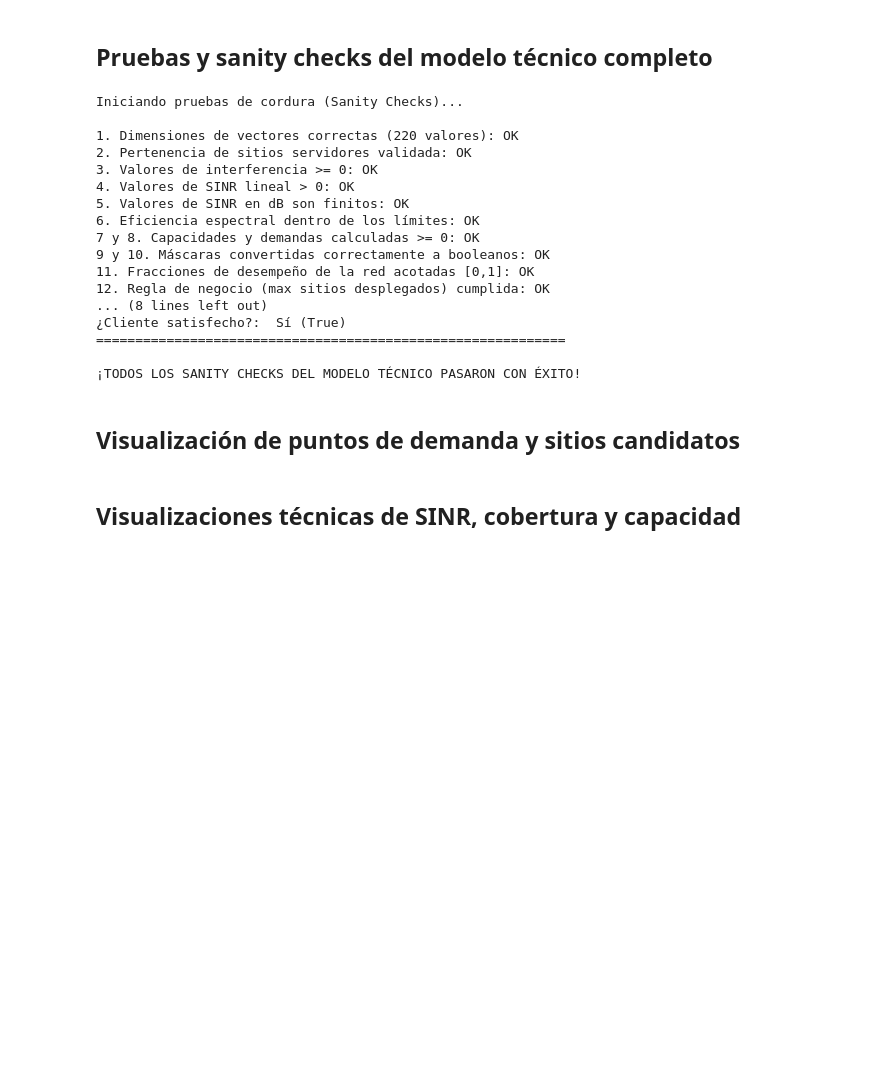
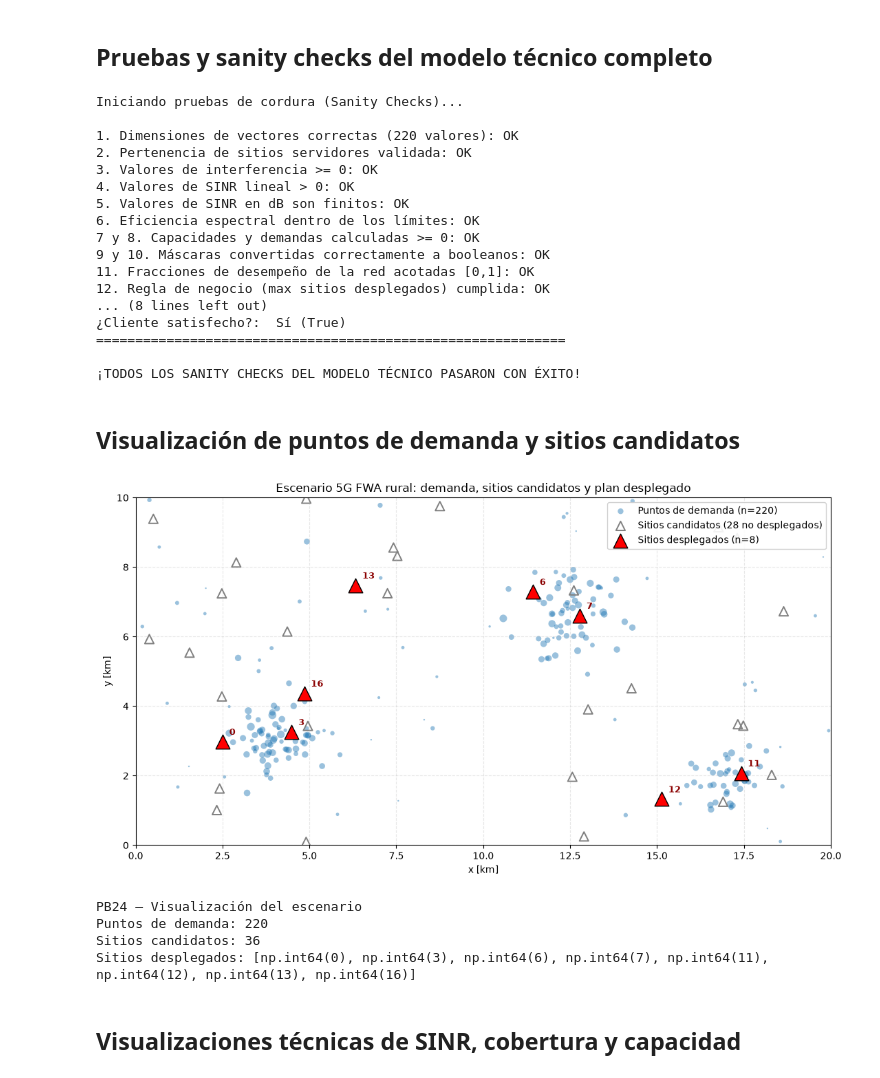
Before and after one commit to FelipeMaciasR/capstone-fwa-rural, a Jupyter notebook: Notebooks/Capstone_FWA_Rural_Base.ipynb, the cells around one changed output. Drawn from its saved outputs; the diff is of its cells as text; code cells hidden in the pictures; blank space fills up the shorter version.

```diff
--- a/Notebooks/Capstone_FWA_Rural_Base.ipynb
+++ b/Notebooks/Capstone_FWA_Rural_Base.ipynb
@@ -1453,33 +1401,104 @@ Iniciando pruebas de cordura (Sanity Checks)...
 # ------------------------------------------------------------
 #
 # Utilizar matplotlib.
 #
 # Mostrar:
 #
 # - puntos de demanda mediante scatter
 # - sitios candidatos con un marcador diferente
 # - sitios desplegados claramente diferenciados
 #
 # Agregar:
 #
 # - título
 # - etiquetas x [km] y y [km]
 # - leyenda
 # - grid
 #
 # IMPORTANTE:
 # Las coordenadas son coordenadas locales del escenario
 # expresadas en kilómetros.
 #
 # No es necesario utilizar mapas reales ni cartografía externa.
 #
 # ------------------------------------------------------------
 # RESULTADO ESPERADO
 # ------------------------------------------------------------
 #
 # Una gráfica clara y sencilla que pueda utilizarse durante
 # la sustentación para explicar la distribución espacial
 # de demanda y la selección de sitios.
+
+# ============================================================
+# PB24 — Visualización de puntos de demanda y sitios candidatos
+# Responsable: Emanuel
+# ============================================================
+
+import matplotlib.pyplot as plt
+from pathlib import Path
+
+RESULTS_DIR = Path("../results")
+RESULTS_DIR.mkdir(exist_ok=True)
+
+selected_pb24 = np.array(selected_sites_s2, dtype=int)
+mask_desplegado = sites.index.isin(selected_pb24)
+
+fig, ax = plt.subplots(figsize=(12, 6))
+
+# Puntos de demanda (tamaño proporcional a hogares)
+ax.scatter(
+    demand["x_km"], demand["y_km"],
+    s=demand["households"] * 3,
+    c="tab:blue", alpha=0.45, edgecolors="none",
+    label=f"Puntos de demanda (n={len(demand)})",
+)
+
+# Sitios candidatos no desplegados
+ax.scatter(
+    sites.loc[~mask_desplegado, "x_km"], sites.loc[~mask_desplegado, "y_km"],
+    marker="^", s=90, facecolors="none", edgecolors="gray", linewidths=1.4,
+    label=f"Sitios candidatos ({(~mask_desplegado).sum()} no desplegados)",
+)
+
+# Sitios desplegados
+ax.scatter(
+    sites.loc[mask_desplegado, "x_km"], sites.loc[mask_desplegado, "y_km"],
+    marker="^", s=220, c="red", edgecolors="black", linewidths=1.0, zorder=5,
+    label=f"Sitios desplegados (n={len(selected_pb24)})",
+)
+
+# Etiquetar los sitios desplegados con su site_id
+for sid in selected_pb24:
+    ax.annotate(
+        str(sid),
+        (sites.loc[sid, "x_km"], sites.loc[sid, "y_km"]),
+        textcoords="offset points", xytext=(7, 7),
+        fontsize=9, fontweight="bold", color="darkred", zorder=6,
+    )
+
+ax.set_title("Escenario 5G FWA rural: demanda, sitios candidatos y plan desplegado")
+ax.set_xlabel("x [km]")
+ax.set_ylabel("y [km]")
+ax.set_xlim(0, params["area"]["width_km"])
+ax.set_ylim(0, params["area"]["height_km"])
+ax.set_aspect("equal", adjustable="box")
+ax.grid(True, alpha=0.3, linestyle="--")
+ax.legend(loc="upper right", framealpha=0.9)
+
+fig.tight_layout()
+fig.savefig(RESULTS_DIR / "pb24_escenario_demanda_sitios.png", dpi=150)
+plt.show()
+
+print("PB24 — Visualización del escenario")
+print("Puntos de demanda:", len(demand))
+print("Sitios candidatos:", len(sites))
+print("Sitios desplegados:", list(selected_pb24))
+# %% [output]
+[figure, added]
+PB24 — Visualización del escenario
+Puntos de demanda: 220
+Sitios candidatos: 36
+Sitios desplegados: [np.int64(0), np.int64(3), np.int64(6), np.int64(7), np.int64(11), np.int64(12), np.int64(13), np.int64(16)]
 # %% [markdown]
 ## Visualizaciones técnicas de SINR, cobertura y capacidad
 # %%
```
Also changed, not shown: parts of 7 cells of this notebook, 5 other files.
